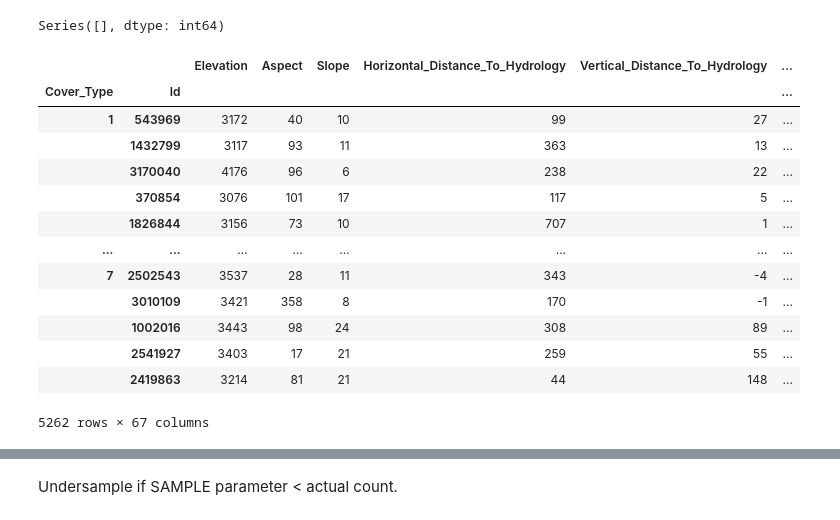
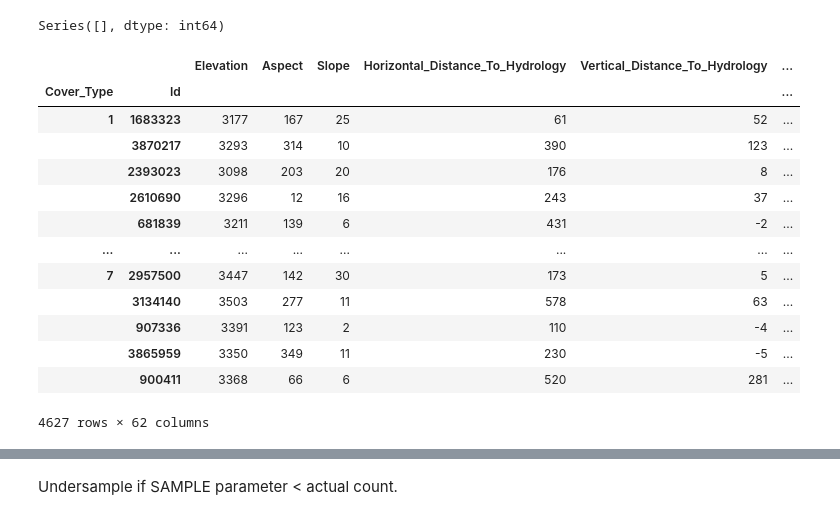
Before and after one commit to furyhawk/kaggle_practice, a Jupyter notebook: Classification/simplenn-softmaxregression.ipynb, the cells around one changed output, grey strips where cells are left out. Cells and saved outputs as stored; diff of their text form; code cells hidden in the pictures.

```diff
--- a/Classification/simplenn-softmaxregression.ipynb
+++ b/Classification/simplenn-softmaxregression.ipynb
@@ -204,14 +206,14 @@ def feature_engineer(df):
 
 #     df['hydro_elevationecldn'] = df['Elevation'] + df['ecldn_dist_hydrlgy'] # ecldn_dist_hydrlgy
 #     df['hydro_elevationmnhttn'] = df['Elevation'] + df['mnhttn_dist_hydrlgy'] # ecldn_dist_hydrlgy
-    df['hydro_elevation'] = df['Elevation'] - df['Vertical_Distance_To_Hydrology'] # ecldn_dist_hydrlgy
-    df['binned_elevation'] = [math.floor(v/50.0) for v in df['Elevation']]
-    df['highwater'] = df.Vertical_Distance_To_Hydrology < 0
-    df['eHDtH'] = df.Elevation - df.Horizontal_Distance_To_Hydrology * 0.2
+#     df['hydro_elevation'] = df['Elevation'] - df['Vertical_Distance_To_Hydrology'] # ecldn_dist_hydrlgy
+#     df['binned_elevation'] = [math.floor(v/50.0) for v in df['Elevation']]
+#     df['highwater'] = (df.Vertical_Distance_To_Hydrology < 0).astype(int)
+#     df['eHDtH'] = df.Elevation - df.Horizontal_Distance_To_Hydrology * 0.2
 
     df.loc[df["Aspect"] < 0, "Aspect"] += 360
     df.loc[df["Aspect"] > 359, "Aspect"] -= 360
-    df['aspect2'] = df.Aspect.map(r)
+#     df['aspect2'] = df.Aspect.map(r)
     # Transform Cyclic Ordinal attributes to X y coordinates. 0 degree will be group with 359 degree etc.
 #     df['AspectX'] = np.sin(2.*np.pi*df.Aspect/360)
 #     df['Aspecty'] = np.cos(2.*np.pi*df.Aspect/360)
@@ -343,23 +342,23 @@ from sklearn.model_selection import train_test_split
 Series([], dtype: int64)
 # %%
 # Uncomment to peek at samples across all targets.
-small_sampling = train_data.groupby(column_y).apply(lambda s: s.sample(min(len(s), 977)))
+small_sampling = train_data.groupby(column_y).apply(lambda s: s.sample(min(len(s), 850)))
 small_sampling
 # %% [output]
 |  |  | Elevation | Aspect | Slope | Horizontal_Distance_To_Hydrology | Vertical_Distance_To_Hydrology | ... |
 | Cover_Type | Id |  |  |  |  |  | ... |
-| 1 | 543969 | 3172 | 40 | 10 | 99 | 27 | ... |
-|  | 1432799 | 3117 | 93 | 11 | 363 | 13 | ... |
-|  | 3170040 | 4176 | 96 | 6 | 238 | 22 | ... |
-|  | 370854 | 3076 | 101 | 17 | 117 | 5 | ... |
-|  | 1826844 | 3156 | 73 | 10 | 707 | 1 | ... |
+| 1 | 1683323 | 3177 | 167 | 25 | 61 | 52 | ... |
+|  | 3870217 | 3293 | 314 | 10 | 390 | 123 | ... |
+|  | 2393023 | 3098 | 203 | 20 | 176 | 8 | ... |
+|  | 2610690 | 3296 | 12 | 16 | 243 | 37 | ... |
+|  | 681839 | 3211 | 139 | 6 | 431 | -2 | ... |
 | ... | ... | ... | ... | ... | ... | ... | ... |
-| 7 | 2502543 | 3537 | 28 | 11 | 343 | -4 | ... |
-|  | 3010109 | 3421 | 358 | 8 | 170 | -1 | ... |
-|  | 1002016 | 3443 | 98 | 24 | 308 | 89 | ... |
-|  | 2541927 | 3403 | 17 | 21 | 259 | 55 | ... |
-|  | 2419863 | 3214 | 81 | 21 | 44 | 148 | ... |
+| 7 | 2957500 | 3447 | 142 | 30 | 173 | 5 | ... |
+|  | 3134140 | 3503 | 277 | 11 | 578 | 63 | ... |
+|  | 907336 | 3391 | 123 | 2 | 110 | -4 | ... |
+|  | 3865959 | 3350 | 349 | 11 | 230 | -5 | ... |
+|  | 900411 | 3368 | 66 | 6 | 520 | 281 | ... |
-5262 rows × 67 columns
+4627 rows × 62 columns
 # %%
 def plot_features(features, df):
     for feature in features:
```
Also changed, not shown: parts of 19 cells of this notebook.
